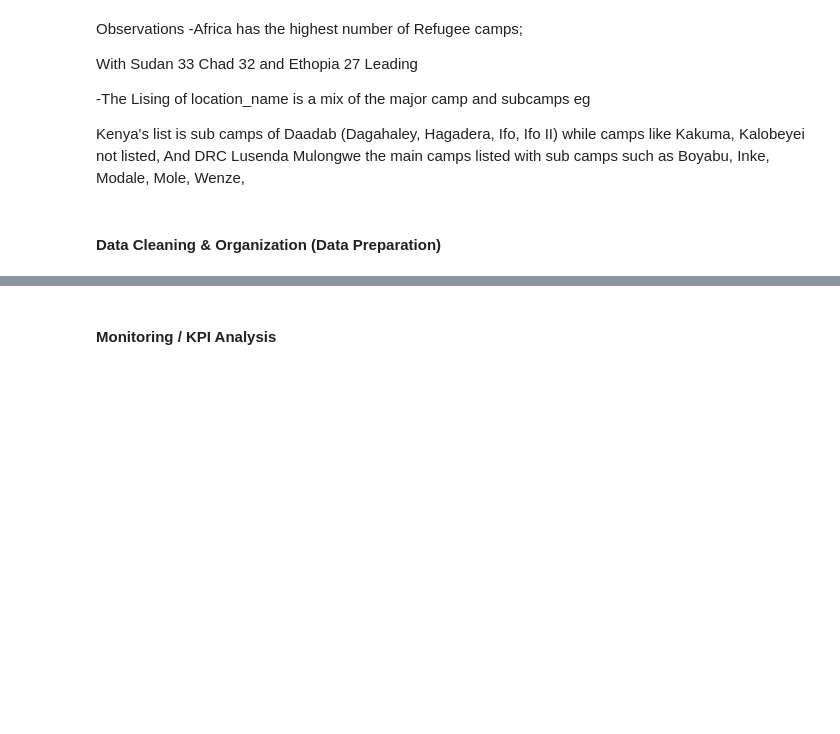
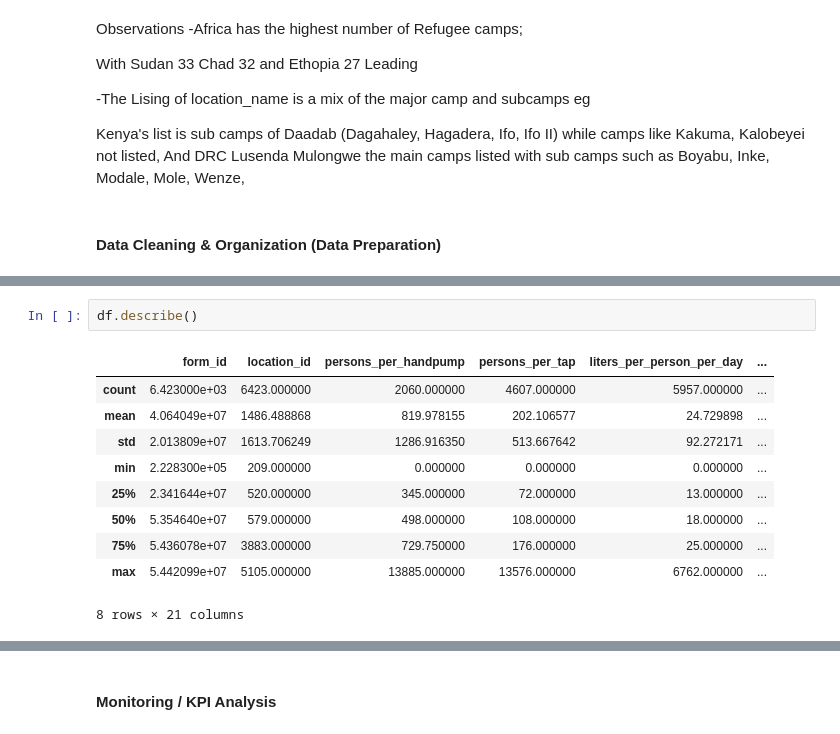
Before and after one commit to Njuraita/UNHCR-WASH-Indicators-Analysis-in-Refugee-Camps, a Jupyter notebook: main.ipynb, the cells around one changed output, grey strips where cells are left out. Cells and saved outputs as stored; diff of their text form; blank space fills up the shorter version.

```diff
--- a/main.ipynb
+++ b/main.ipynb
@@ -278,0 +338,13 @@ Kenya's list is sub camps of Daadab (Dagahaley, Hagadera, Ifo, Ifo II) while cam
+# %%
+df.describe()
+# %% [output]
+|  | form_id | location_id | persons_per_handpump | persons_per_tap | liters_per_person_per_day | ... |
+| count | 6.423000e+03 | 6423.000000 | 2060.000000 | 4607.000000 | 5957.000000 | ... |
+| mean | 4.064049e+07 | 1486.488868 | 819.978155 | 202.106577 | 24.729898 | ... |
+| std | 2.013809e+07 | 1613.706249 | 1286.916350 | 513.667642 | 92.272171 | ... |
+| min | 2.228300e+05 | 209.000000 | 0.000000 | 0.000000 | 0.000000 | ... |
+| 25% | 2.341644e+07 | 520.000000 | 345.000000 | 72.000000 | 13.000000 | ... |
+| 50% | 5.354640e+07 | 579.000000 | 498.000000 | 108.000000 | 18.000000 | ... |
+| 75% | 5.436078e+07 | 3883.000000 | 729.750000 | 176.000000 | 25.000000 | ... |
+| max | 5.442099e+07 | 5105.000000 | 13885.000000 | 13576.000000 | 6762.000000 | ... |
+8 rows × 21 columns
```
Also changed, not shown: parts of 7 cells of this notebook.
